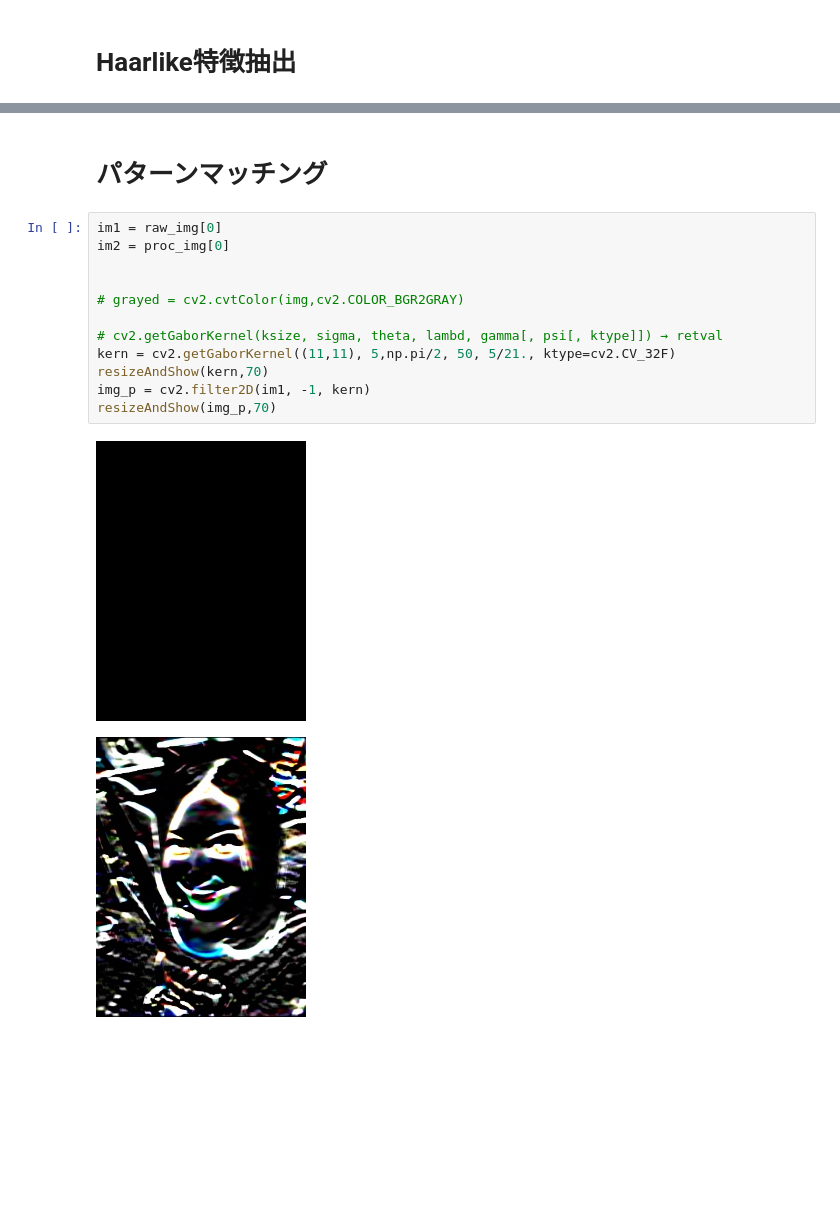
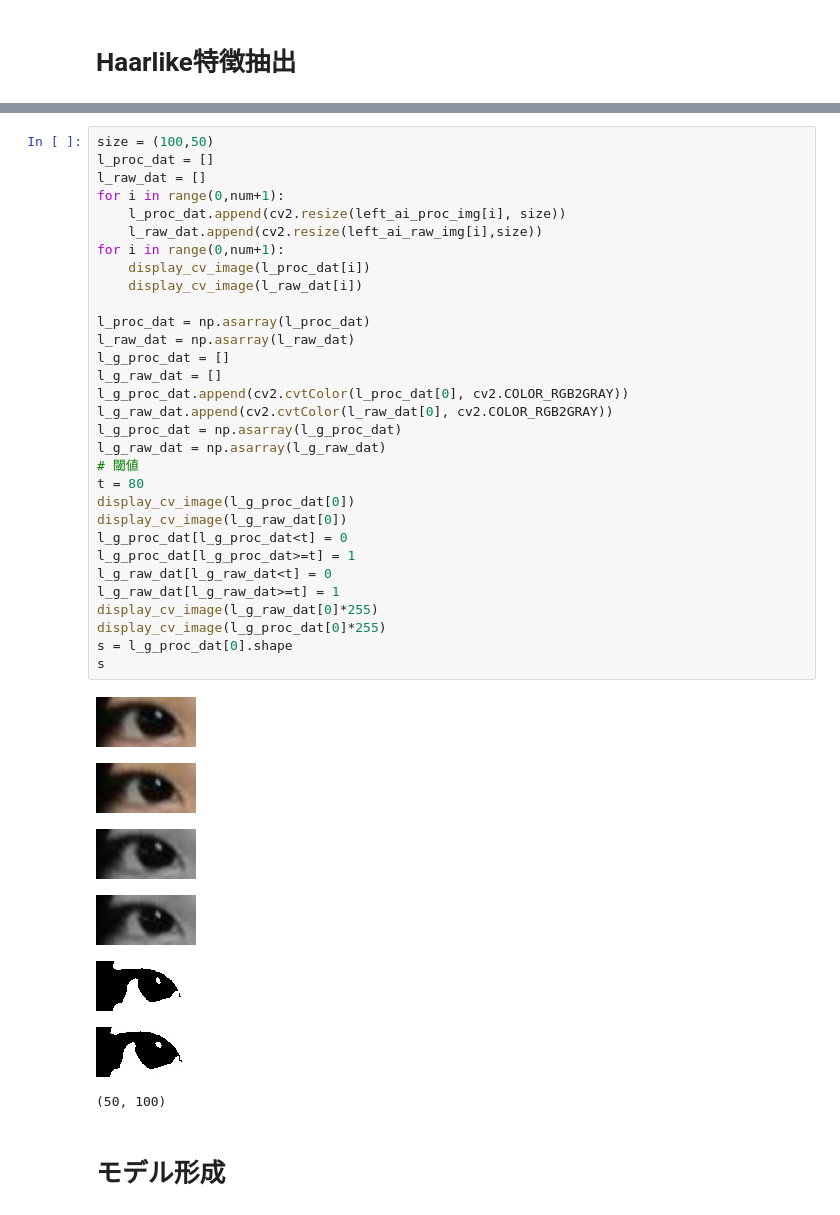
Before and after one commit to kinketsucom/Diff_Extraction, a Jupyter notebook: Untitled.ipynb, the cells around one changed output, grey strips where cells are left out. Cells and saved outputs as stored; diff of their text form; blank space fills up the shorter version.

```diff
--- a/Untitled.ipynb
+++ b/Untitled.ipynb
@@ -221,17 +238,41 @@ raw 1
+# %%
+size = (100,50)
+l_proc_dat = []
+l_raw_dat = []
+for i in range(0,num+1):
+    l_proc_dat.append(cv2.resize(left_ai_proc_img[i], size))
+    l_raw_dat.append(cv2.resize(left_ai_raw_img[i],size))
+for i in range(0,num+1):
+    display_cv_image(l_proc_dat[i])
+    display_cv_image(l_raw_dat[i])
+
+l_proc_dat = np.asarray(l_proc_dat)
+l_raw_dat = np.asarray(l_raw_dat)
+l_g_proc_dat = []
+l_g_raw_dat = []
+l_g_proc_dat.append(cv2.cvtColor(l_proc_dat[0], cv2.COLOR_RGB2GRAY))
+l_g_raw_dat.append(cv2.cvtColor(l_raw_dat[0], cv2.COLOR_RGB2GRAY))
+l_g_proc_dat = np.asarray(l_g_proc_dat)
+l_g_raw_dat = np.asarray(l_g_raw_dat)
+# 閾値
+t = 80
+display_cv_image(l_g_proc_dat[0])
+display_cv_image(l_g_raw_dat[0])
+l_g_proc_dat[l_g_proc_dat<t] = 0
+l_g_proc_dat[l_g_proc_dat>=t] = 1
+l_g_raw_dat[l_g_raw_dat<t] = 0
+l_g_raw_dat[l_g_raw_dat>=t] = 1
+display_cv_image(l_g_raw_dat[0]*255)
+display_cv_image(l_g_proc_dat[0]*255)
+s = l_g_proc_dat[0].shape
+s
+# %% [output]
+[figure, added]
+[figure, added]
+[figure, added]
+[figure, added]
+[figure, added]
+[figure, added]
+(50, 100)
 # %% [markdown]
-# パターンマッチング
+# モデル形成
-# %%
-im1 = raw_img[0]
-im2 = proc_img[0]
-
-
-# grayed = cv2.cvtColor(img,cv2.COLOR_BGR2GRAY)
-
-# cv2.getGaborKernel(ksize, sigma, theta, lambd, gamma[, psi[, ktype]]) → retval
-kern = cv2.getGaborKernel((11,11), 5,np.pi/2, 50, 5/21., ktype=cv2.CV_32F)
-resizeAndShow(kern,70)
-img_p = cv2.filter2D(im1, -1, kern)
-resizeAndShow(img_p,70)
-# %% [output]
-[figure, removed]
-[figure, removed]
```
Also changed, not shown: parts of 12 cells of this notebook, 1 other file.
